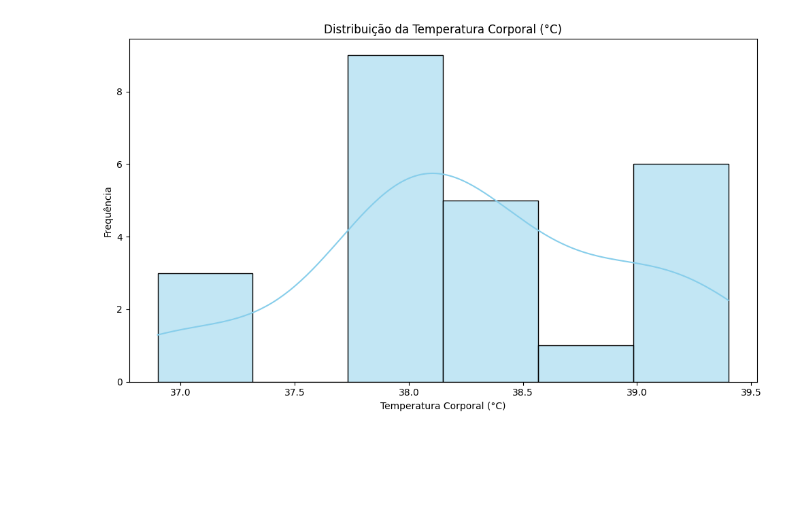
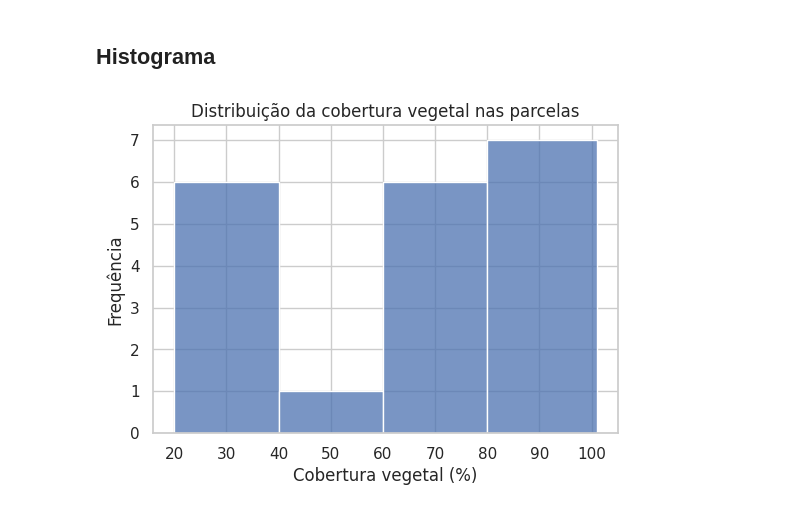
Before and after one commit to pellegreeno/Bioestat-stica-2026-, a Jupyter notebook: semana02.ipynb, the cells around one changed output. Drawn from its saved outputs; the diff is of its cells as text; code cells hidden in the pictures; blank space fills up the shorter version.

```diff
--- a/semana02.ipynb
+++ b/semana02.ipynb
@@ -76,0 +25,26 @@ Passing `palette` without assigning `hue` is deprecated and will be removed in v
+# %%
+
+dados = pd.DataFrame({
+    "ambiente": [
+        "mata", "cerrado", "campo", "mata", "cerrado",
+        "campo", "mata", "cerrado", "mata", "campo",
+        "cerrado", "mata", "campo", "cerrado", "mata",
+        "campo", "cerrado", "mata", "campo", "cerrado"
+    ],  # nominal
+    "nivel_impacto": [
+        "baixo", "moderado", "alto", "baixo", "moderado",
+        "alto", "baixo", "moderado", "baixo", "alto",
+        "moderado", "baixo", "alto", "moderado", "baixo",
+        "alto", "moderado", "baixo", "alto", "moderado"
+    ],  # ordinal
+    "riqueza_especies": [
+        18, 12, 7, 20, 14, 6, 22, 13, 19, 8,
+        15, 21, 5, 11, 23, 7, 14, 20, 6, 12
+    ],  # discreta
+    "cobertura_vegetal_pct": [
+        88.5, 64.2, 31.8, 91.0, 68.7, 28.4, 94.3, 61.5, 86.9, 35.2,
+        70.1, 92.4, 24.8, 58.9, 96.0, 32.7, 66.3, 89.7, 27.5, 63.8
+    ]  # contínua
+})
+
+dados.head()
@@ -77,10 +167,16 @@ Passing `palette` without assigning `hue` is deprecated and will be removed in v
+# %% [markdown]
+## Histograma
 # %%
-fig = plt.figure(figsize=(10, 6))
-sns.histplot(df['TEMP CORPORAL (°C)'], kde=True, color='skyblue')
-plt.title('Distribuição da Temperatura Corporal (°C)')
-plt.xlabel('Temperatura Corporal (°C)')
-plt.ylabel('Frequência')
-plt.tight_layout()
+plt.figure(figsize=(6, 4))
+sns.histplot(
+    data=dados,
+    x="cobertura_vegetal_pct",
+    bins=[20, 40, 60, 80, 101],
+    kde=False
+)
+plt.title("Distribuição da cobertura vegetal nas parcelas")
+plt.xlabel("Cobertura vegetal (%)")
+plt.ylabel("Frequência")
 plt.show()
 # %% [output]
-[figure, old version]
+[figure, new version]
```
Also changed, not shown: parts of 28 cells of this notebook.
